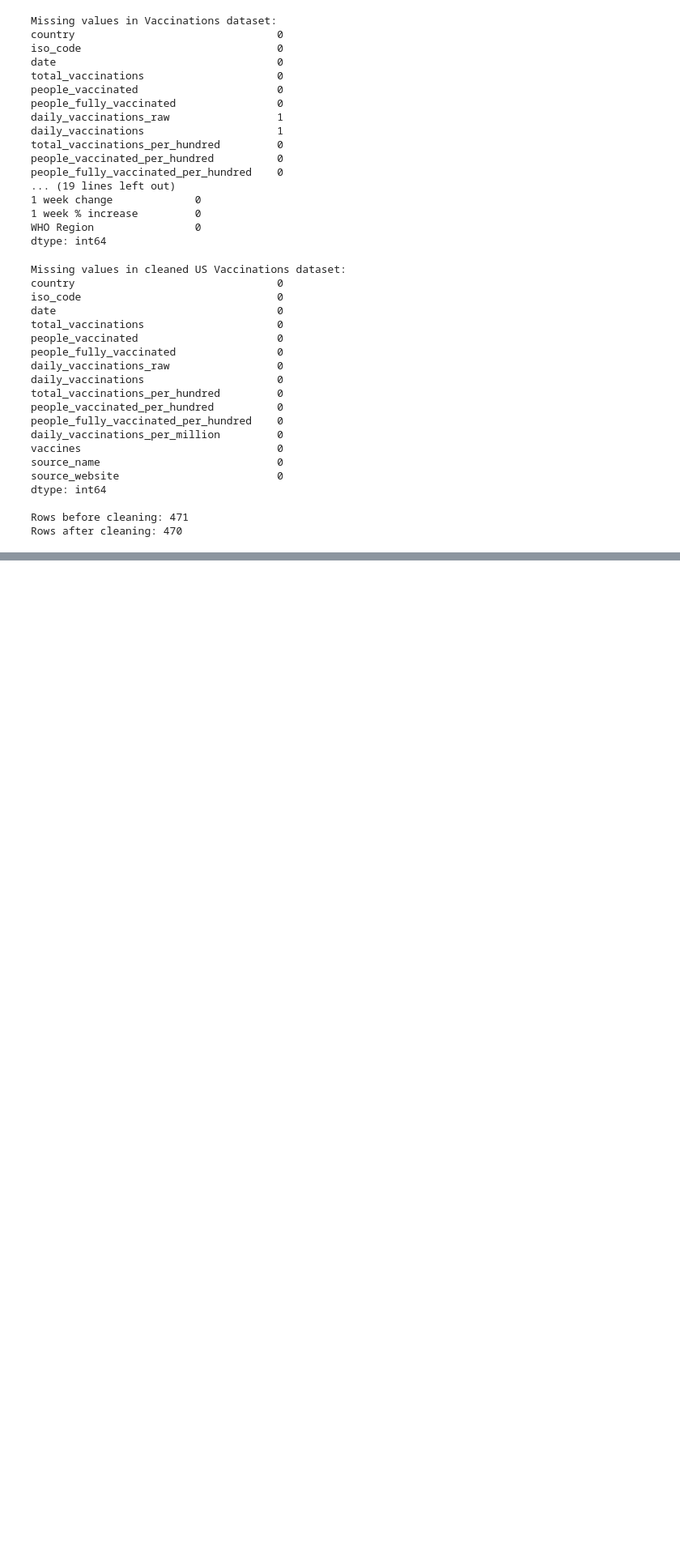
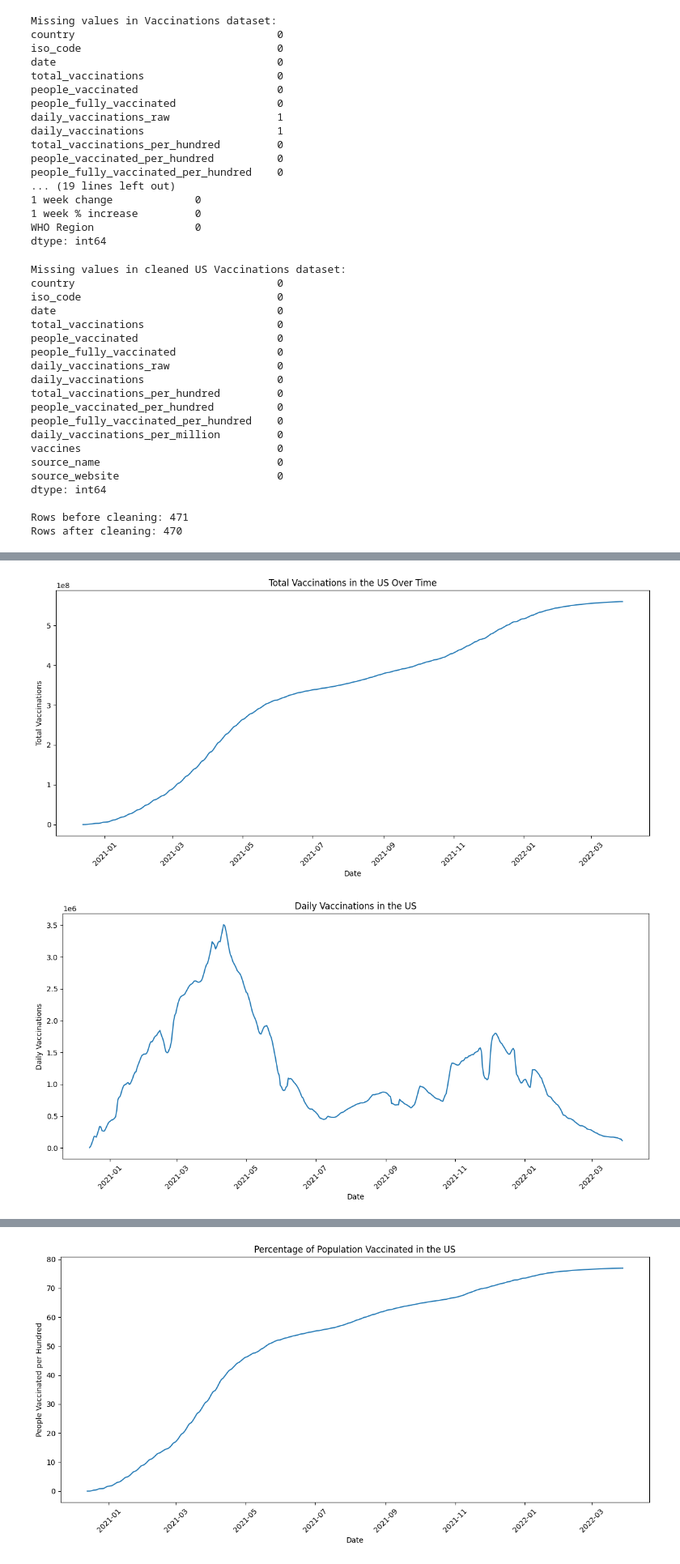
Before and after one commit to cindyd02/DS2002-Final-Project, a Jupyter notebook: final.ipynb, the cells around one changed output, grey strips where cells are left out. Shown at 81% size. Cells and saved outputs as stored; diff of their text form; code cells hidden in the pictures; blank space fills up the shorter version.

Commit message:
data analysis

```diff
--- a/final.ipynb
+++ b/final.ipynb
@@ -164,0 +167,69 @@ Rows after cleaning: 470
+# %%
+import pandas as pd
+import matplotlib.pyplot as plt
+import seaborn as sns
+
+# Load the datasets
+vaccinations = pd.read_csv('country_vaccinations.csv')
+records = pd.read_csv('country_wise_latest.csv')
+
+us_vaccinations = vaccinations[vaccinations['country'] == 'United States'].copy()
+us_vaccinations['date'] = pd.to_datetime(us_vaccinations['date'])
+
+# analyze vaccinations data
+plt.figure(figsize=(12, 6))
+plt.plot(us_vaccinations['date'], us_vaccinations['total_vaccinations'])
+plt.title('Total Vaccinations in the US Over Time')
+plt.xlabel('Date')
+plt.ylabel('Total Vaccinations')
+plt.xticks(rotation=45)
+plt.tight_layout()
+plt.show()
+
+plt.figure(figsize=(12, 6))
+plt.plot(us_vaccinations['date'], us_vaccinations['daily_vaccinations'])
+plt.title('Daily Vaccinations in the US')
+plt.xlabel('Date')
+plt.ylabel('Daily Vaccinations')
+plt.xticks(rotation=45)
+plt.tight_layout()
+plt.show()
+
+# analyze records data
+us_records = records[records['Country/Region'] == 'US']
+metrics = ['Confirmed', 'Deaths', 'Recovered', 'Active']
+
+plt.figure(figsize=(12, 8))
+for metric in metrics:
+    plt.bar(metric, us_records[metric].values[0])
+plt.title('COVID-19 Cases in the US')
+plt.ylabel('Number of Cases')
+plt.tight_layout()
+plt.show()
+
+# summary statistics
+print("Vaccination Data Summary:")
+print(us_vaccinations[['total_vaccinations', 'people_vaccinated', 'people_fully_vaccinated', 'daily_vaccinations']].describe())
+
+print("\nCOVID-19 Cases Summary:")
+print(us_records[metrics].T)
+
+# additional analysis: vaccination rate over time
+plt.figure(figsize=(12, 6))
+plt.plot(us_vaccinations['date'], us_vaccinations['people_vaccinated_per_hundred'])
+plt.title('Percentage of Population Vaccinated in the US')
+plt.xlabel('Date')
+plt.ylabel('People Vaccinated per Hundred')
+plt.xticks(rotation=45)
+plt.tight_layout()
+plt.show()
+
+# distribution of daily vaccinations
+plt.figure(figsize=(10, 6))
+sns.histplot(us_vaccinations['daily_vaccinations'], kde=True)
+plt.title('Distribution of Daily Vaccinations')
+plt.xlabel('Daily Vaccinations')
+plt.show()
+# %% [output]
+[figure, added]
+[figure, added]
@@ -164,0 +254 @@ Rows after cleaning: 470
+[figure, added]
```
Also changed, not shown: parts of 3 cells of this notebook.
